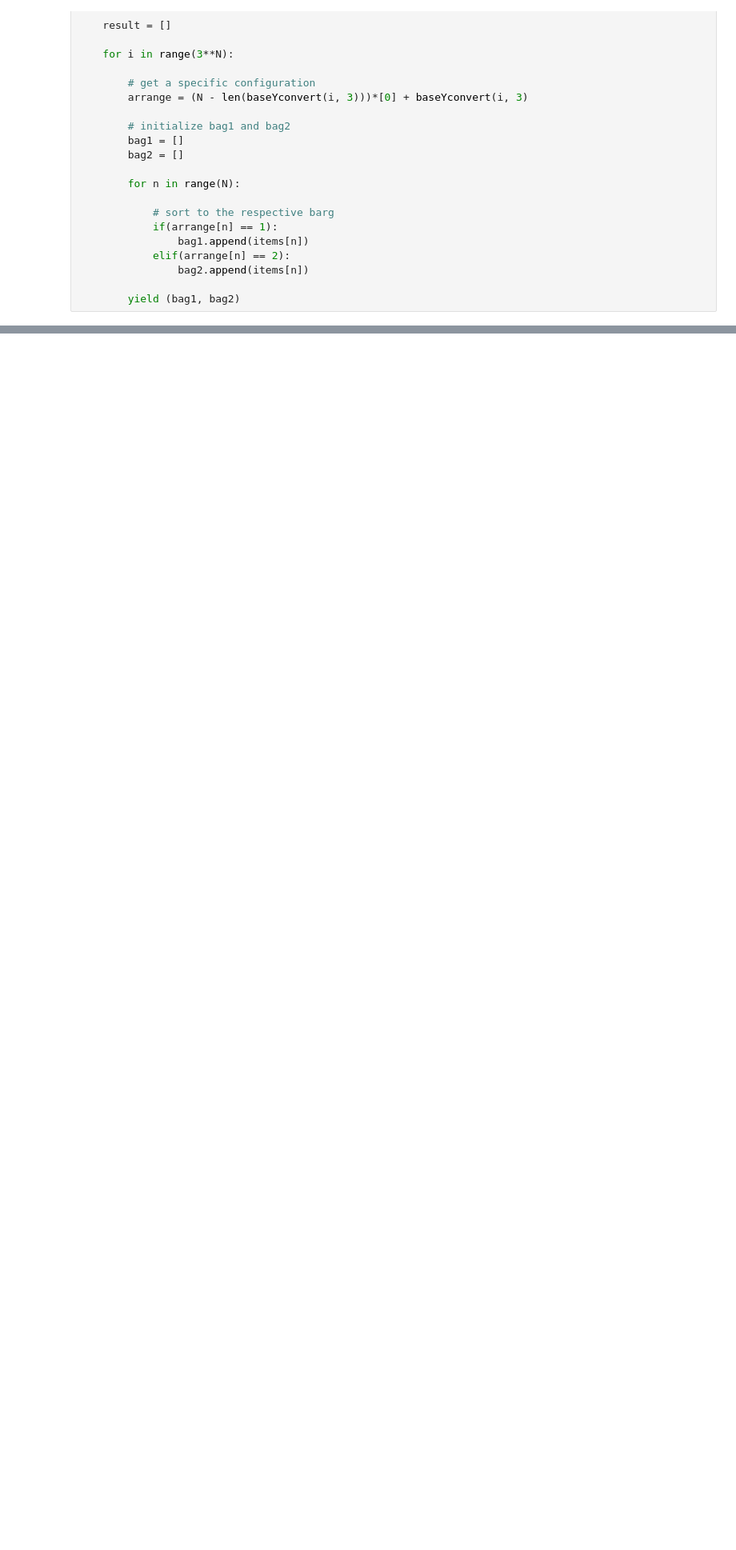
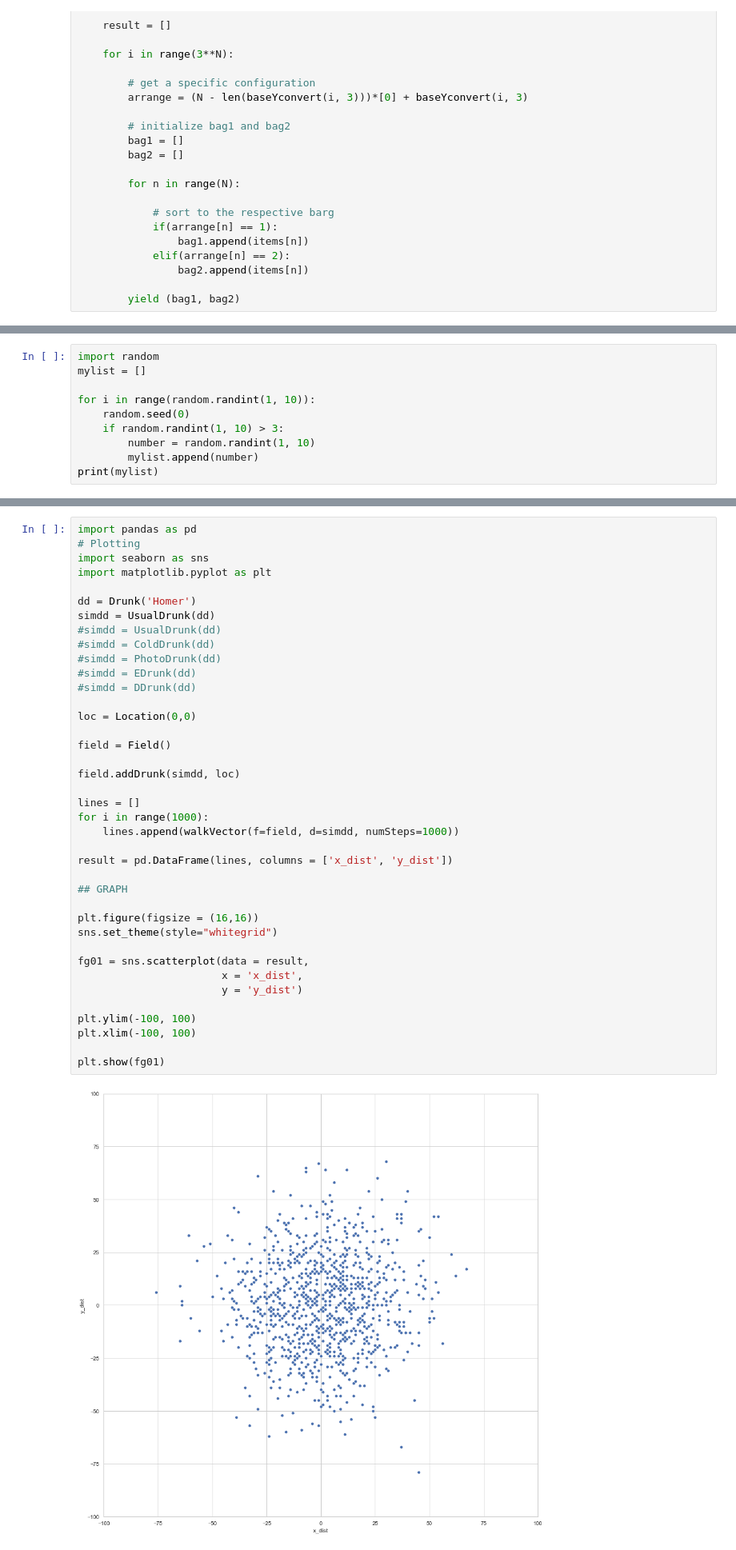
Before and after one commit to FelipeTufaile/MITx-6.00.2x, a Jupyter notebook: Exercises.ipynb, the cells around one changed output, grey strips where cells are left out. Shown at 80% size. Saved outputs shown, nothing was run; the diff lists cells and outputs as text; blank space fills up the shorter version.

```diff
--- a/Exercises.ipynb
+++ b/Exercises.ipynb
@@ -83,0 +112,10 @@ random.randrange(0,49)*2
+# %%
+import random
+mylist = []
+
+for i in range(random.randint(1, 10)):
+    random.seed(0)
+    if random.randint(1, 10) > 3:
+        number = random.randint(1, 10)
+        mylist.append(number)
+print(mylist)
@@ -83,0 +323,41 @@ random.randrange(0,49)*2
+# %%
+import pandas as pd
+# Plotting
+import seaborn as sns
+import matplotlib.pyplot as plt
+
+dd = Drunk('Homer')
+simdd = UsualDrunk(dd)
+#simdd = UsualDrunk(dd)
+#simdd = ColdDrunk(dd)
+#simdd = PhotoDrunk(dd)
+#simdd = EDrunk(dd)
+#simdd = DDrunk(dd)
+
+loc = Location(0,0)
+
+field = Field()
+
+field.addDrunk(simdd, loc)
+
+lines = []
+for i in range(1000):
+    lines.append(walkVector(f=field, d=simdd, numSteps=1000))
+
+result = pd.DataFrame(lines, columns = ['x_dist', 'y_dist'])
+
+## GRAPH
+
+plt.figure(figsize = (16,16))
+sns.set_theme(style="whitegrid")
+
+fg01 = sns.scatterplot(data = result,
+                       x = 'x_dist',
+                       y = 'y_dist')
+
+plt.ylim(-100, 100)
+plt.xlim(-100, 100)
+
+plt.show(fg01)
+# %% [output]
+[figure, added]
```
Also changed, not shown: parts of 14 cells of this notebook, 1 other file.
